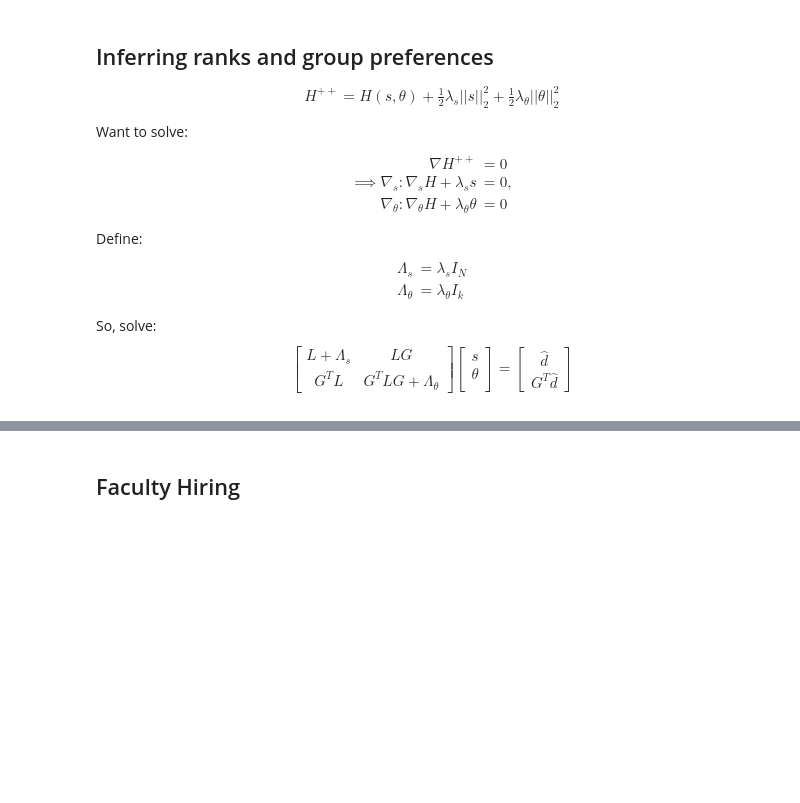
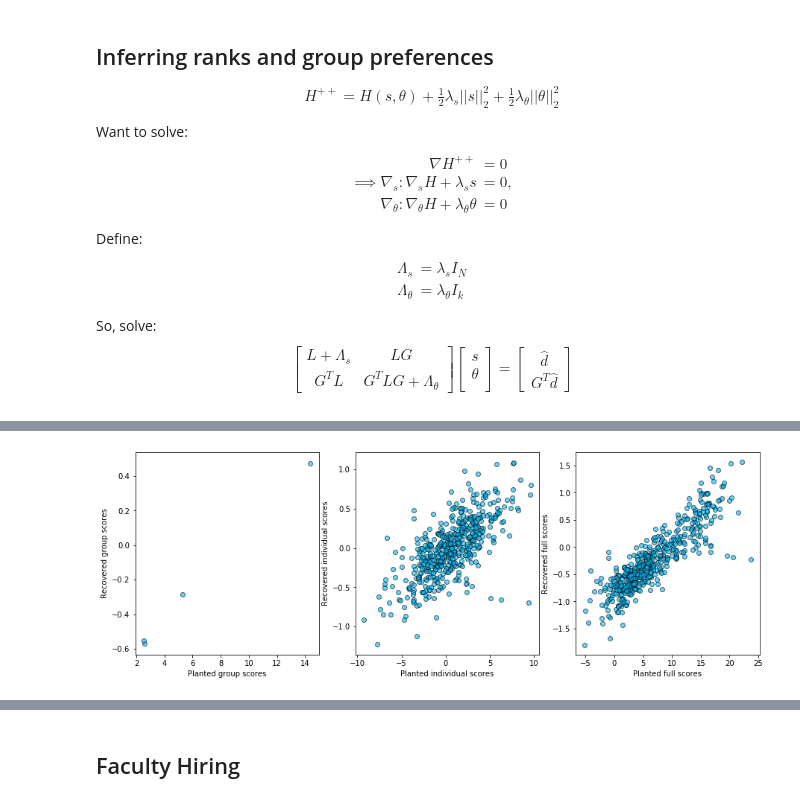
Before and after one commit to AparaV/SpringRankGroups, a Jupyter notebook: api/jupyter/groups.ipynb, the cells around one changed output, grey strips where cells are left out. Saved outputs shown, nothing was run; the diff lists cells and outputs as text; code cells hidden in the pictures; blank space fills up the shorter version.

```diff
--- a/api/jupyter/groups.ipynb
+++ b/api/jupyter/groups.ipynb
@@ -223,0 +163,4 @@ plt.show()
+# %%
+Omega = np.matmul(np.matmul(G.T, A), G)
+
+theta = sr.SpringRank(Omega)
@@ -223,0 +169,38 @@ plt.show()
+# %%
+k_out = np.sum(A, 1)
+k_in = np.sum(A, 0)
+
+D = np.diag(k_in + k_out)
+L = D - (A + A.T)
+
+theta_s = np.matmul(G, theta) # spread out theta for all nodes
+d_hat = k_out - k_in
+RHS = d_hat - np.matmul(L, theta_s)
+
+result = LA.lstsq(L, RHS, rcond=-1)
+a = result[0]
+
+s = a + theta_s
+# %%
+a_mean = np.matmul(G.T, a) / np.sum(G.T, axis=1) # average a across all groups
+a = a - np.matmul(G, a_mean) # shift so all of the a's have the same mean = 0
+theta = theta + a_mean # we also need to shift the theta's
+theta_s = np.matmul(G, theta)
+# %%
+fig, ax = plt.subplots(1, 3, figsize=(15, 5))
+
+ax[0].scatter(scores["cat_01"], theta, color="deepskyblue", edgecolor="black", alpha=0.6)
+ax[0].set_xlabel("Planted group scores")
+ax[0].set_ylabel("Recovered group scores")
+
+ax[1].scatter(scores["individual"], a, color="deepskyblue", edgecolor="black", alpha=0.6)
+ax[1].set_xlabel("Planted individual scores")
+ax[1].set_ylabel("Recovered individual scores")
+
+ax[2].scatter(ranks, s, color="deepskyblue", edgecolor="black", alpha=0.6)
+ax[2].set_xlabel("Planted full scores")
+ax[2].set_ylabel("Recovered full scores")
+
+plt.show()
+# %% [output]
+[figure, added]
```
Also changed, not shown: parts of 14 cells of this notebook, 2 other files.
